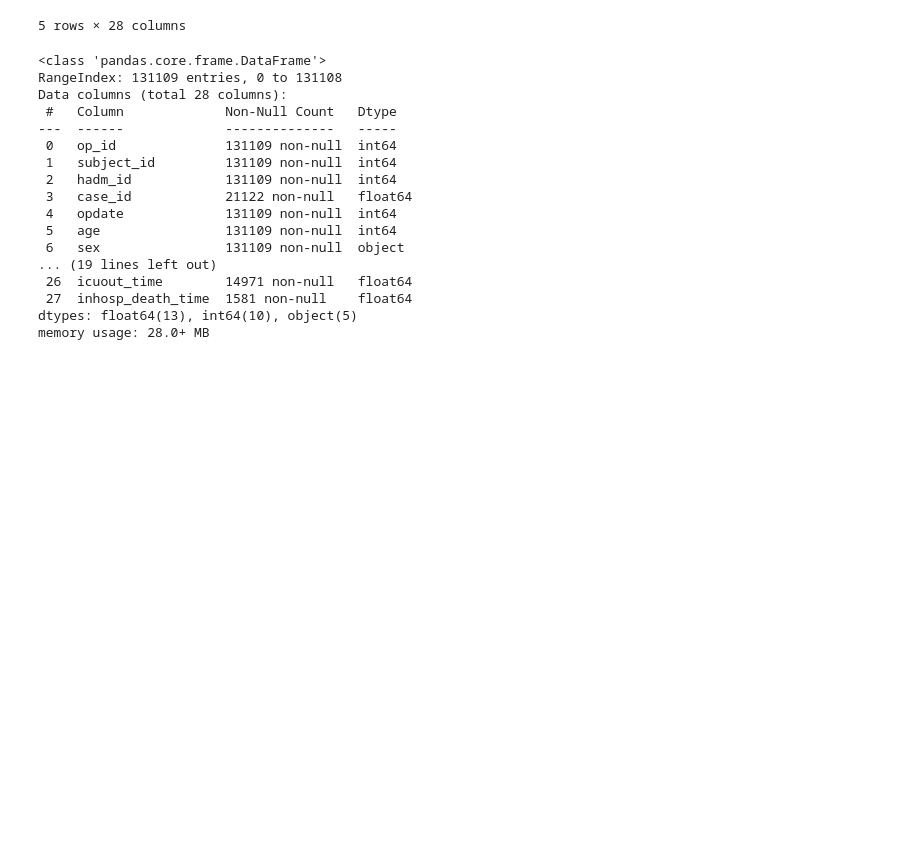
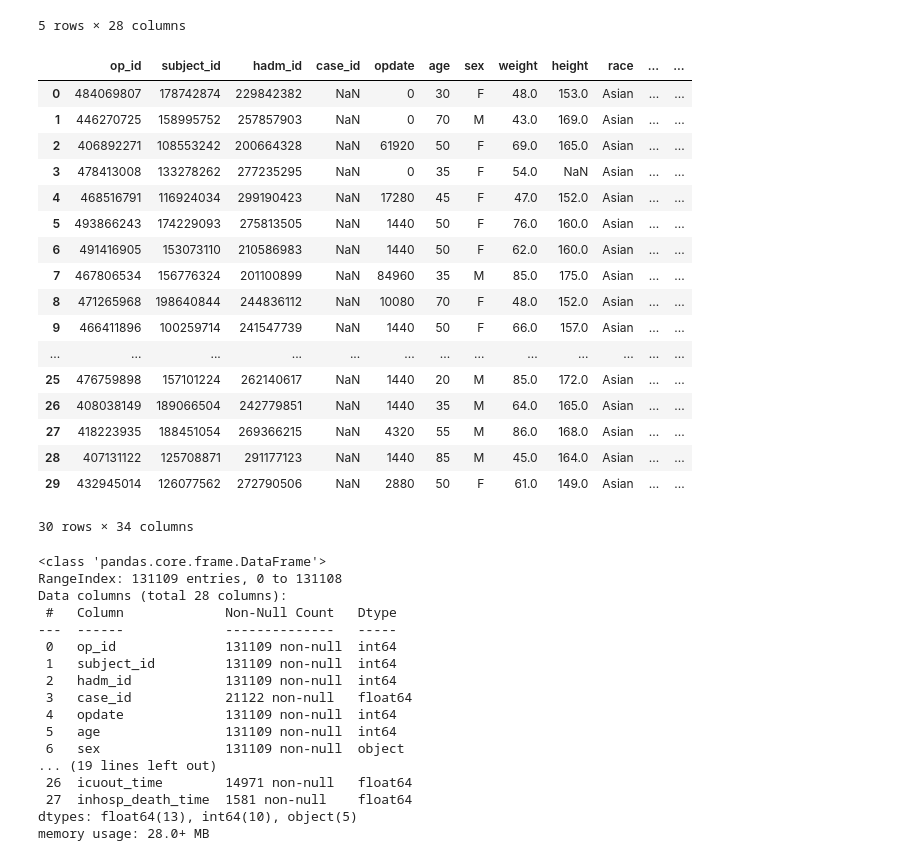
Before and after one commit to sonjababac/Data-Science-for-EWS-in-Postoperative-Care-PhD-year-1, a Jupyter notebook: INSPIRE/INSPIRE_data_analysis/data exploration INSPIRE operations.ipynb, the cells around one changed output. Cells and saved outputs as stored; diff of their text form; code cells hidden in the pictures; blank space fills up the shorter version.

```diff
--- a/INSPIRE/INSPIRE_data_analysis/data exploration INSPIRE operations.ipynb
+++ b/INSPIRE/INSPIRE_data_analysis/data exploration INSPIRE operations.ipynb
@@ -36,6 +36,27 @@ df_operations.head()
 | 3 | 478413008 | 133278262 | 277235295 | NaN | 0 | 35 | F | 54.0 | NaN | Asian | ... | ... |
 | 4 | 468516791 | 116924034 | 299190423 | NaN | 17280 | 45 | F | 47.0 | 152.0 | Asian | ... | ... |
 5 rows × 28 columns
+# %%
+df_operations.head(30)
+# %% [output]
+|  | op_id | subject_id | hadm_id | case_id | opdate | age | sex | weight | height | race | ... | ... |
+| 0 | 484069807 | 178742874 | 229842382 | NaN | 0 | 30 | F | 48.0 | 153.0 | Asian | ... | ... |
+| 1 | 446270725 | 158995752 | 257857903 | NaN | 0 | 70 | M | 43.0 | 169.0 | Asian | ... | ... |
+| 2 | 406892271 | 108553242 | 200664328 | NaN | 61920 | 50 | F | 69.0 | 165.0 | Asian | ... | ... |
+| 3 | 478413008 | 133278262 | 277235295 | NaN | 0 | 35 | F | 54.0 | NaN | Asian | ... | ... |
+| 4 | 468516791 | 116924034 | 299190423 | NaN | 17280 | 45 | F | 47.0 | 152.0 | Asian | ... | ... |
+| 5 | 493866243 | 174229093 | 275813505 | NaN | 1440 | 50 | F | 76.0 | 160.0 | Asian | ... | ... |
+| 6 | 491416905 | 153073110 | 210586983 | NaN | 1440 | 50 | F | 62.0 | 160.0 | Asian | ... | ... |
+| 7 | 467806534 | 156776324 | 201100899 | NaN | 84960 | 35 | M | 85.0 | 175.0 | Asian | ... | ... |
+| 8 | 471265968 | 198640844 | 244836112 | NaN | 10080 | 70 | F | 48.0 | 152.0 | Asian | ... | ... |
+| 9 | 466411896 | 100259714 | 241547739 | NaN | 1440 | 50 | F | 66.0 | 157.0 | Asian | ... | ... |
+| ... | ... | ... | ... | ... | ... | ... | ... | ... | ... | ... | ... | ... |
+| 25 | 476759898 | 157101224 | 262140617 | NaN | 1440 | 20 | M | 85.0 | 172.0 | Asian | ... | ... |
+| 26 | 408038149 | 189066504 | 242779851 | NaN | 1440 | 35 | M | 64.0 | 165.0 | Asian | ... | ... |
+| 27 | 418223935 | 188451054 | 269366215 | NaN | 4320 | 55 | M | 86.0 | 168.0 | Asian | ... | ... |
+| 28 | 407131122 | 125708871 | 291177123 | NaN | 1440 | 85 | M | 45.0 | 164.0 | Asian | ... | ... |
+| 29 | 432945014 | 126077562 | 272790506 | NaN | 2880 | 50 | F | 61.0 | 149.0 | Asian | ... | ... |
+30 rows × 34 columns
 # %%
 df_operations.info()
 # %% [output]
```
Also changed, not shown: parts of 2 cells of this notebook, 8 other files.
